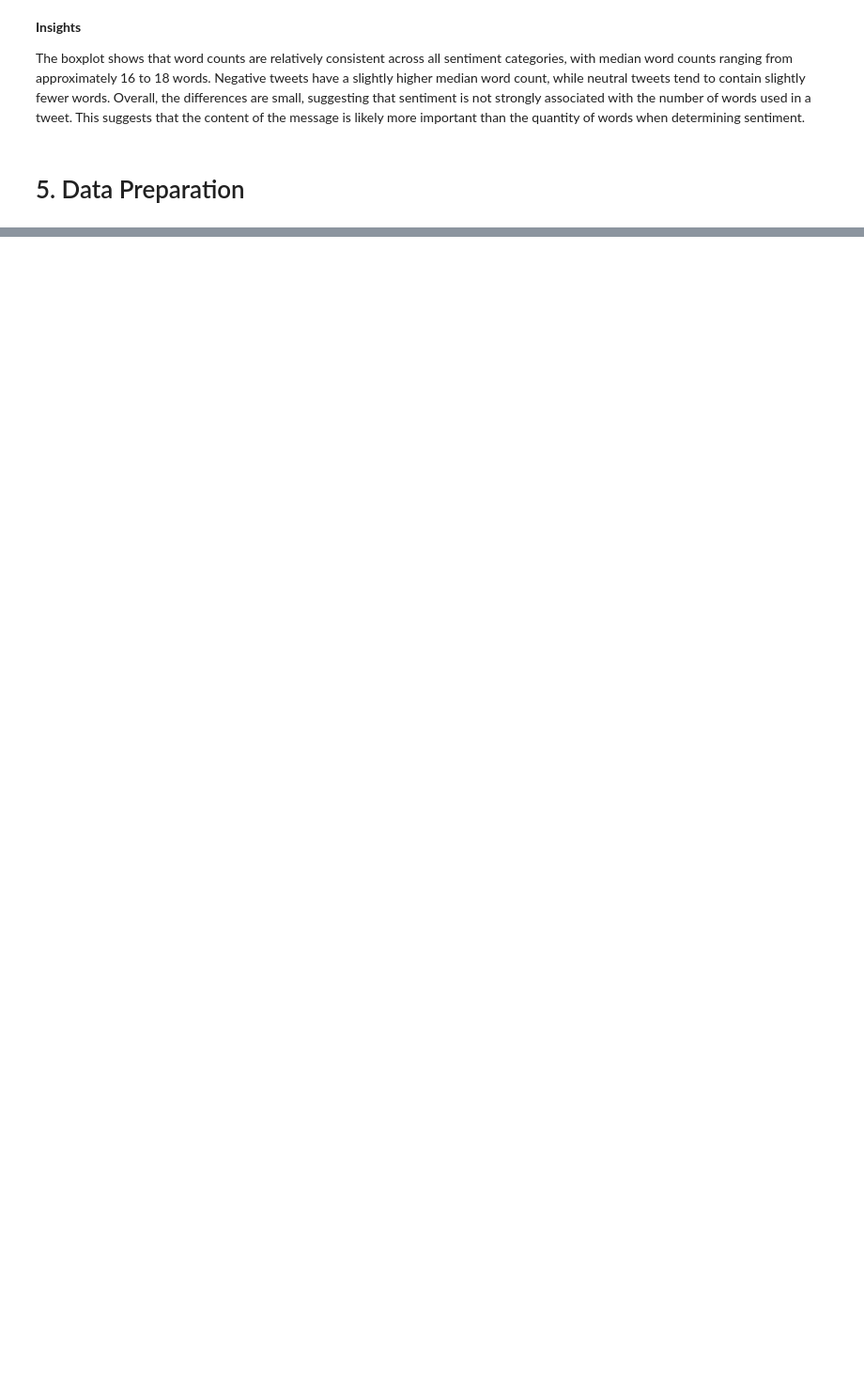
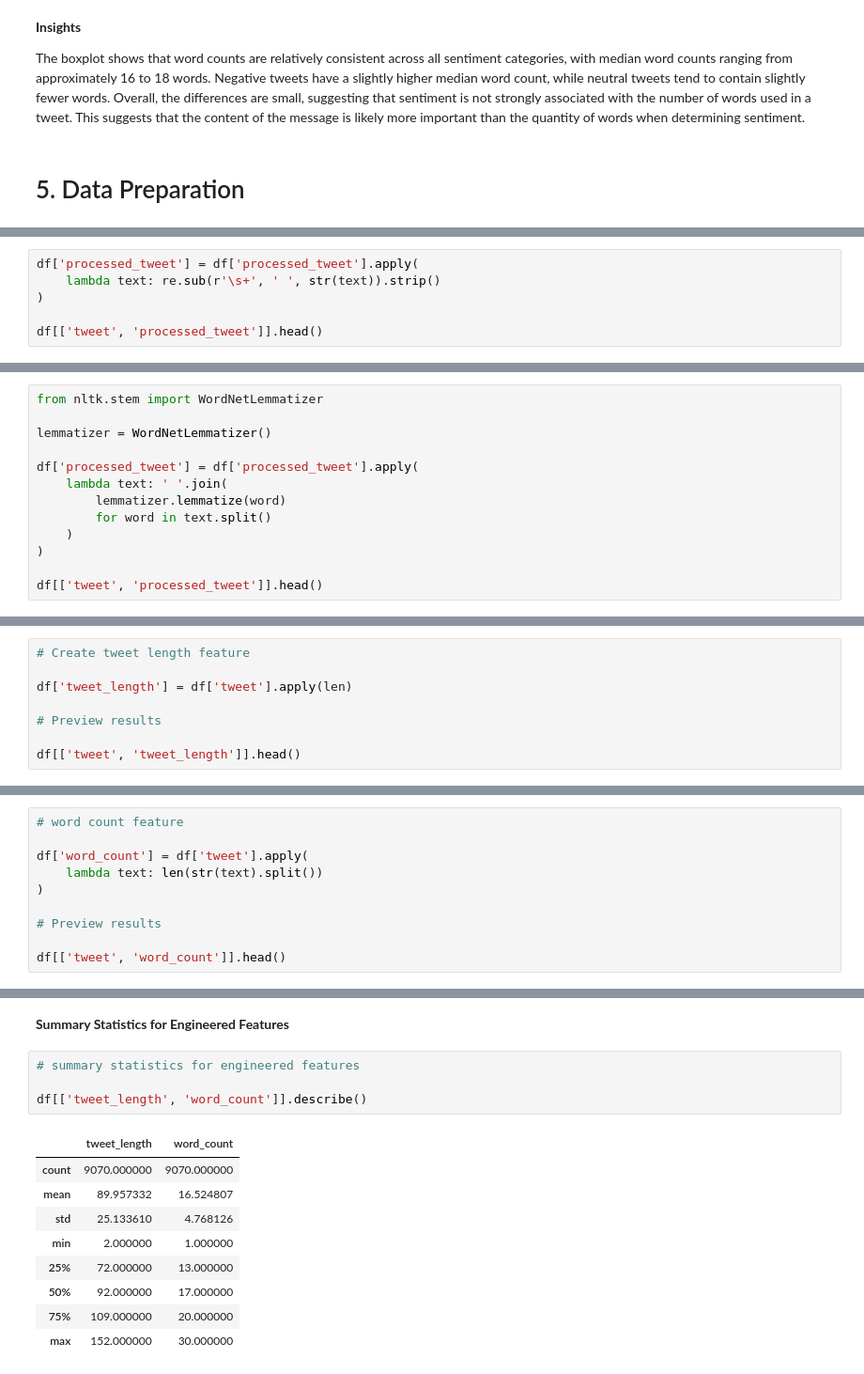
Before and after one commit to byegond-beep/Consumer-Sentiment-Analysis-of-Apple-and-Google-Products-Using-Natural-Language-Processing, a Jupyter notebook: Consumer-Sentiment-Analysis-of-Apple-and-Google-Products-Using-NLP.ipynb, the cells around one changed output, grey strips where cells are left out. Shown at 94% size. Drawn from its saved outputs; the diff is of its cells as text; blank space fills up the shorter version.

```diff
--- a/Consumer-Sentiment-Analysis-of-Apple-and-Google-Products-Using-NLP.ipynb
+++ b/Consumer-Sentiment-Analysis-of-Apple-and-Google-Products-Using-NLP.ipynb
@@ -1281,0 +1318,6 @@ The boxplot shows that word counts are relatively consistent across all sentimen
+# %%
+df['processed_tweet'] = df['processed_tweet'].apply(
+    lambda text: re.sub(r'\s+', ' ', str(text)).strip()
+)
+
+df[['tweet', 'processed_tweet']].head()
@@ -1281,0 +1355,13 @@ The boxplot shows that word counts are relatively consistent across all sentimen
+# %%
+from nltk.stem import WordNetLemmatizer
+
+lemmatizer = WordNetLemmatizer()
+
+df['processed_tweet'] = df['processed_tweet'].apply(
+    lambda text: ' '.join(
+        lemmatizer.lemmatize(word)
+        for word in text.split()
+    )
+)
+
+df[['tweet', 'processed_tweet']].head()
@@ -1281,0 +1383,8 @@ The boxplot shows that word counts are relatively consistent across all sentimen
+# %%
+# Create tweet length feature
+
+df['tweet_length'] = df['tweet'].apply(len)
+
+# Preview results
+
+df[['tweet', 'tweet_length']].head()
@@ -1281,0 +1403,10 @@ The boxplot shows that word counts are relatively consistent across all sentimen
+# %%
+# word count feature
+
+df['word_count'] = df['tweet'].apply(
+    lambda text: len(str(text).split())
+)
+
+# Preview results
+
+df[['tweet', 'word_count']].head()
@@ -1281,0 +1422,16 @@ The boxplot shows that word counts are relatively consistent across all sentimen
+# %% [markdown]
+**Summary Statistics for Engineered Features**
+# %%
+# summary statistics for engineered features
+
+df[['tweet_length', 'word_count']].describe()
+# %% [output]
+|  | tweet_length | word_count |
+| count | 9070.000000 | 9070.000000 |
+| mean | 89.957332 | 16.524807 |
+| std | 25.133610 | 4.768126 |
+| min | 2.000000 | 1.000000 |
+| 25% | 72.000000 | 13.000000 |
+| 50% | 92.000000 | 17.000000 |
+| 75% | 109.000000 | 20.000000 |
+| max | 152.000000 | 30.000000 |
```
Also changed, not shown: parts of 61 cells of this notebook.
